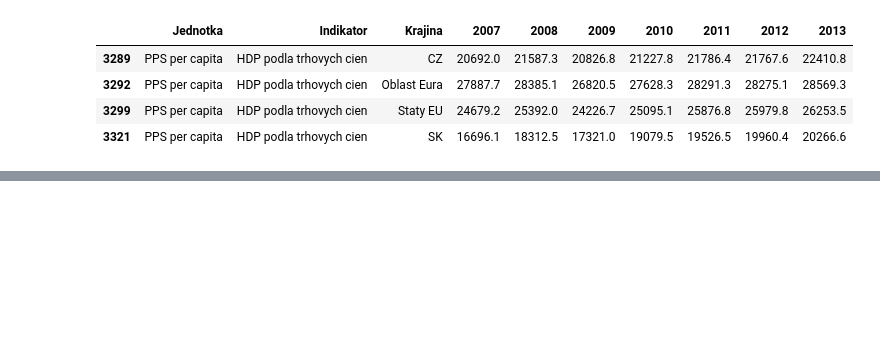
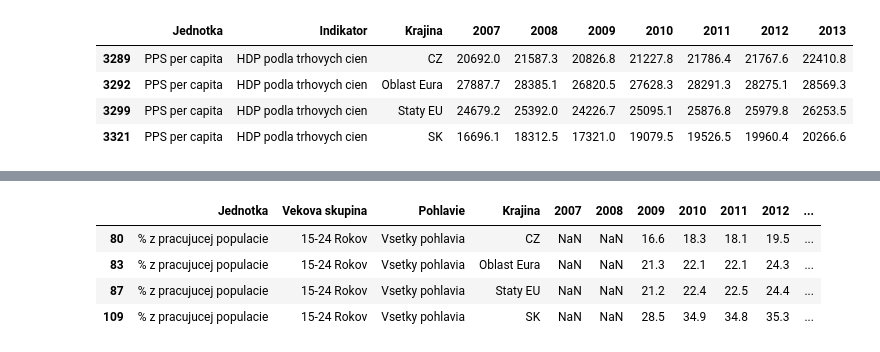
Before and after one commit to NyX3Ton/nyx3ton-project, a Jupyter notebook: data-management/main-app.ipynb, the cells around one changed output, grey strips where cells are left out. Cells and saved outputs as stored; diff of their text form; code cells hidden in the pictures; blank space fills up the shorter version.

```diff
--- a/data-management/main-app.ipynb
+++ b/data-management/main-app.ipynb
@@ -118,0 +267,50 @@ gdp_gross.to_csv(os.getcwd() + r'.\Vykonnost ekonomiky\gross_gdp_{}.csv'.format(
+# %%
+###Miera nezamestnanosti mladych 15-24 rokov
+nezamestnanost_mladych = eurostat.get_data_df('une_rt_a')
+nezamestnanost_mladych = nezamestnanost_mladych[(nezamestnanost_mladych['geo\\TIME_PERIOD'].isin(['SK', 'CZ','EU27_2020','EA20']) & (nezamestnanost_mladych['sex'] == 'T') & (nezamestnanost_mladych['unit'] == 'PC_ACT') & (nezamestnanost_mladych['age'] == 'Y15-24'))]
+nezamestnanost_mladych = nezamestnanost_mladych[['unit','age','sex', 'geo\\TIME_PERIOD','2007','2008','2009','2010','2011','2012','2013']]
+nezamestnanost_mladych['geo\\TIME_PERIOD'] = nezamestnanost_mladych['geo\\TIME_PERIOD'].replace({ 'EA20': 'Oblast Eura','EU27_2020': 'Staty EU'})
+
+nezamestnanost_mladych = nezamestnanost_mladych.rename(columns={'geo\\TIME_PERIOD': 'Krajina', 'unit' : 'Jednotka', 'age' : 'Vekova skupina', 'sex' : 'Pohlavie'})
+nezamestnanost_mladych['Jednotka'] = nezamestnanost_mladych['Jednotka'].replace({'PC_ACT': '% z pracujucej populacie'})
+nezamestnanost_mladych['Pohlavie'] = nezamestnanost_mladych['Pohlavie'].replace({'T': 'Vsetky pohlavia'})
+nezamestnanost_mladych['Vekova skupina'] = nezamestnanost_mladych['Vekova skupina'].replace({'Y15-24': '15-24 Rokov'})
+
+display(nezamestnanost_mladych.tail(100))
+
+nezamest_yng = nezamestnanost_mladych.melt(
+    id_vars=['Krajina'],
+    value_vars=['2007','2008','2009','2010','2011','2012','2013'],
+    var_name='Year',
+    value_name='Nezamestnanost_zien')
+
+fig = px.line(
+    nezamest_yng,
+    x='Year',
+    y='Nezamestnanost_zien',
+    color='Krajina',
+    markers=True,
+    text='Nezamestnanost_zien',
+    title='Nezamestnanost mladych – SK vs CZ (2007–2013)',
+    labels={'Nezamestnanost_zien': 'Nezamestnanost mladych vo veku 15-24 v %', 'Year': 'Rok'}
+)
+
+fig.for_each_trace(lambda t: t.update(
+    mode='lines+markers+text',
+    line=dict(width=4),
+    marker=dict(size=12, line=dict(width=2, color='white')),
+    textposition='top center',
+    texttemplate='%{text:.1f}'  # 1 decimal
+))
+
+fig.update_layout(template='simple_white', hovermode=False)
+fig.show()
+
+file_name = f'./Nezamestnanost/nezamestnanost_mladych_{today}.csv'
+nezamestnanost_mladych.to_csv(os.getcwd() + r'.\Nezamestnanost\nezamestnanost_mladych_{}.csv'.format(today),index=True, header=True, encoding="utf-8-sig")
+# %% [output]
+|  | Jednotka | Vekova skupina | Pohlavie | Krajina | 2007 | 2008 | 2009 | 2010 | 2011 | 2012 | ... |
+| 80 | % z pracujucej populacie | 15-24 Rokov | Vsetky pohlavia | CZ | NaN | NaN | 16.6 | 18.3 | 18.1 | 19.5 | ... |
+| 83 | % z pracujucej populacie | 15-24 Rokov | Vsetky pohlavia | Oblast Eura | NaN | NaN | 21.3 | 22.1 | 22.1 | 24.3 | ... |
+| 87 | % z pracujucej populacie | 15-24 Rokov | Vsetky pohlavia | Staty EU | NaN | NaN | 21.2 | 22.4 | 22.5 | 24.4 | ... |
+| 109 | % z pracujucej populacie | 15-24 Rokov | Vsetky pohlavia | SK | NaN | NaN | 28.5 | 34.9 | 34.8 | 35.3 | ... |
```
Also changed, not shown: parts of 3 cells of this notebook, 4 other files.
